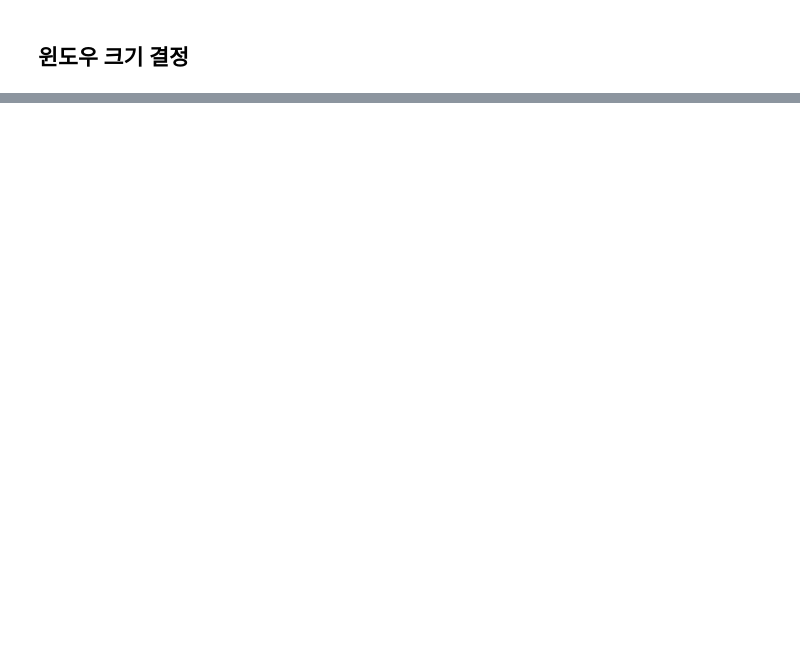
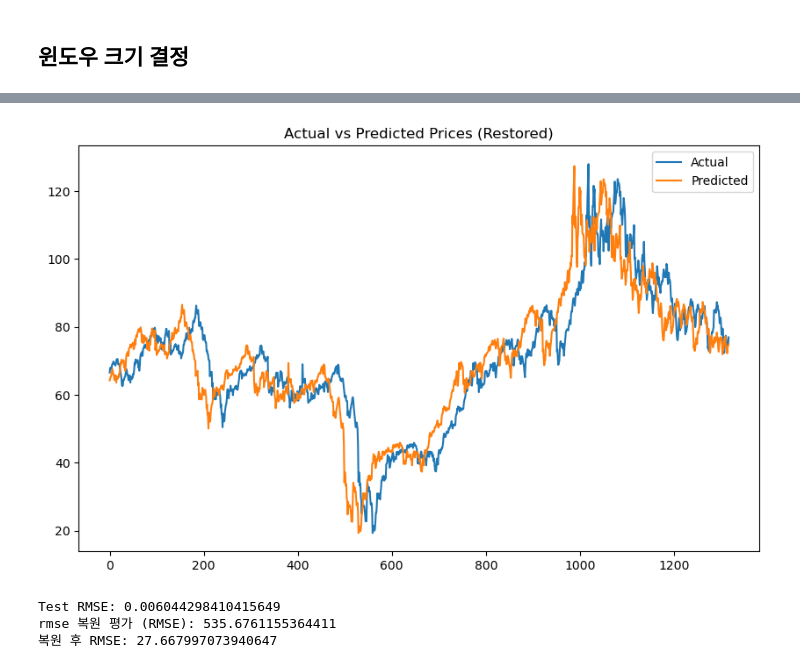
Before and after one commit to loading1031/machine-learning-lecture, a Jupyter notebook: oil/oil-0.08-result copy 2.ipynb, the cells around one changed output, grey strips where cells are left out. Cells and saved outputs as stored; diff of their text form; code cells hidden in the pictures; blank space fills up the shorter version.

```diff
--- a/oil/oil-0.64.ipynb
+++ b/oil/oil-0.08-result copy 2.ipynb
@@ -476,0 +574,35 @@ plt.show()
+# %%
+# RMSE 정의
+def rmse(y_true, y_pred):
+    return np.sqrt(np.mean((y_true - y_pred) ** 2))  # Keras 없이 NumPy로 계산
+
+# 예측 수행
+y_pred_scaled = model.predict(X_test)  # 학습된 모델로 예측 (이미 스케일링된 X_test 사용)
+
+# Test 데이터에서 y_pred_scaled와 같은 샘플 수만큼 슬라이싱
+y_test_trimmed = pivot_test_y[window_size:].to_numpy()  # 원본 y_test 크기 맞추기
+
+# 복원: y_pred_scaled와 pivot_test_X_scaled를 합쳐서 원래 스케일 복원
+pivot_test_X_trimmed = pivot_test_X_scaled[window_size:]
+
+# 예측 결과와 입력 데이터를 합침
+test_combined = np.hstack([pivot_test_X_trimmed, y_pred_scaled])
+
+# 스케일러로 역변환 (y_pred 복원)
+test_combined_restored = scaler.inverse_transform(test_combined)
+y_pred_restored = test_combined_restored[:, -1]  # 마지막 열이 복원된 y 예측값
+
+# RMSE 계산 (y_test_trimmed은 복원할 필요 없음)
+rmse_value = rmse(y_test_trimmed, y_pred_restored)
+print("복원된 데이터 평가 (RMSE):", rmse_value)
+
+# 시각화
+import matplotlib.pyplot as plt
+
+plt.figure(figsize=(10, 6))
+plt.plot(y_test_trimmed, label="Actual")
+plt.plot(y_pred_restored, label="Predicted")
+plt.legend()
+plt.title("Actual vs Predicted Prices (Restored)")
+plt.show()
+# %% [output]
@@ -476,0 +611,24 @@ plt.show()
+[figure, added]
+# %%
+# RMSE 정의
+def rmse(y_true, y_pred):
+    return np.sqrt(np.mean((y_true - y_pred) ** 2))  # Keras 없이 NumPy로 계산
+
+# 정규화된 모델 평가
+loss, rmse_V  = model.evaluate(X_test, y_test, verbose=0)
+print(f"Test RMSE: {rmse_V}")
+
+# 정규화된 RMSE를 원본 데이터 스케일로 환산 (대략적 환산)
+target_std = scaler.scale_[-1]  # y값의 스케일링에 사용된 표준편차 (StandardScaler 기준)
+
+# 복원된 RMSE
+restored_rmse_value = rmse_value * target_std
+print("rmse 복원 평가 (RMSE):", restored_rmse_value)
+
+# 복원 후 RMSE
+rmse_value = rmse(y_test_trimmed, y_pred_restored)
+print("복원 후 RMSE:", rmse_value)
+# %% [output]
+Test RMSE: 0.006044298410415649
+rmse 복원 평가 (RMSE): 535.6761155364411
+복원 후 RMSE: 27.667997073940647
```
Also changed, not shown: parts of 14 cells of this notebook, 22 other files.
